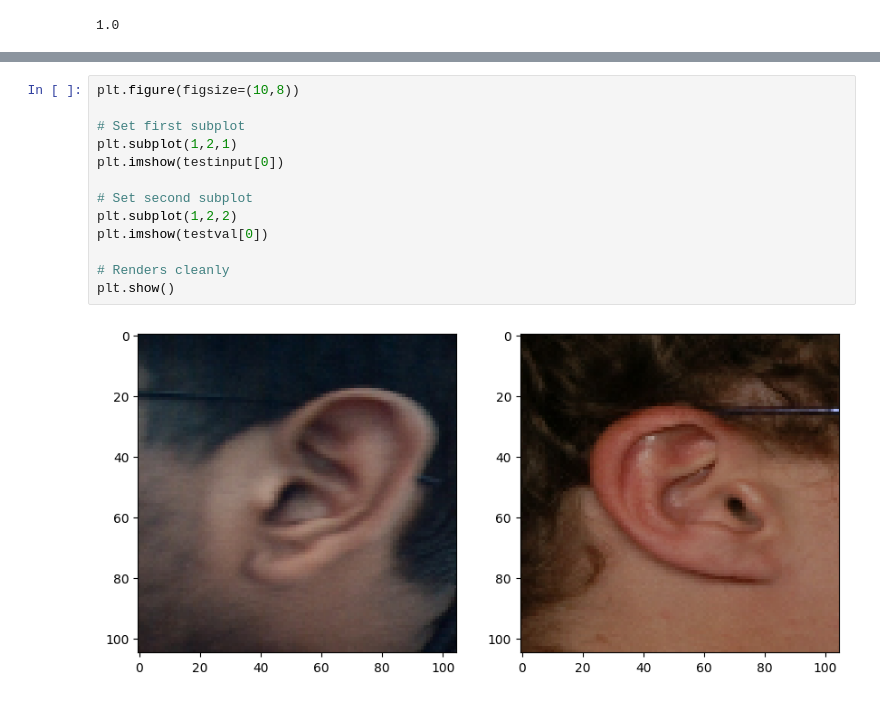
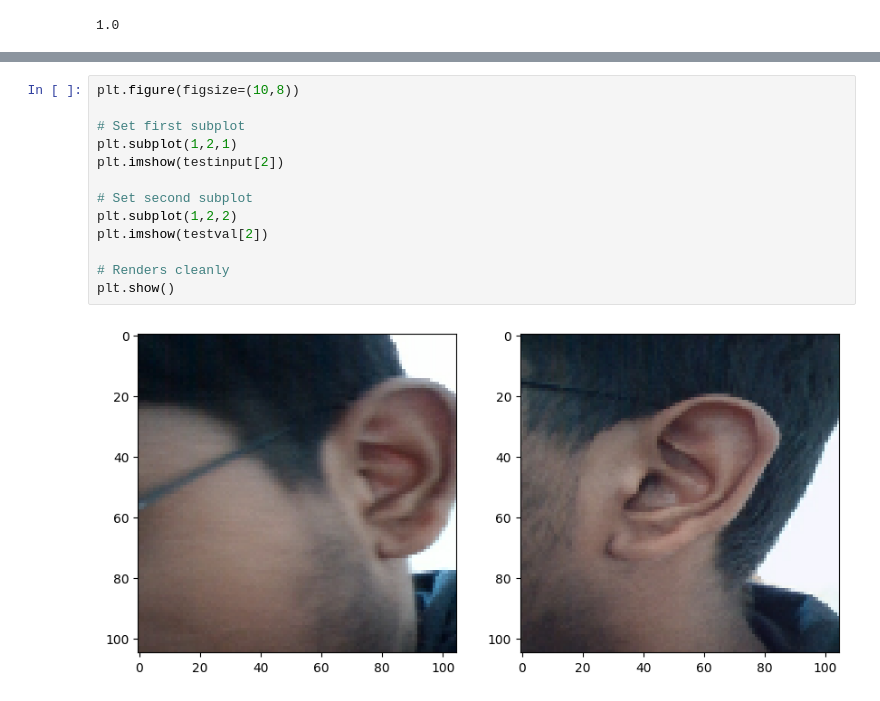
Before and after one commit to phandavinci/earprints, a Jupyter notebook: main.ipynb, the cells around one changed output, grey strips where cells are left out. Saved outputs shown, nothing was run; the diff lists cells and outputs as text.

```diff
--- a/main.ipynb
+++ b/main.ipynb
@@ -391,15 +425,15 @@ print(r.result().numpy(), p.result().numpy())
 # %%
 plt.figure(figsize=(10,8))
 
 # Set first subplot
 plt.subplot(1,2,1)
-plt.imshow(testinput[0])
+plt.imshow(testinput[2])
 
 # Set second subplot
 plt.subplot(1,2,2)
-plt.imshow(testval[0])
+plt.imshow(testval[2])
 
 # Renders cleanly
 plt.show()
 # %% [output]
-[figure, old version]
+[figure, new version]
```
Also changed, not shown: parts of 33 cells of this notebook.
